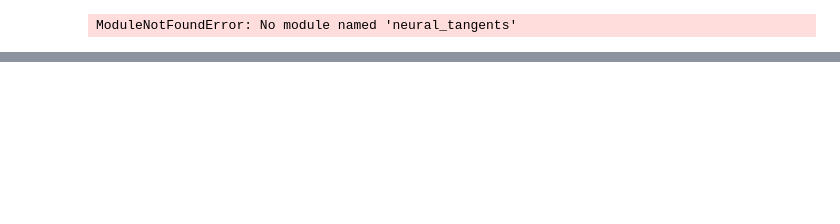
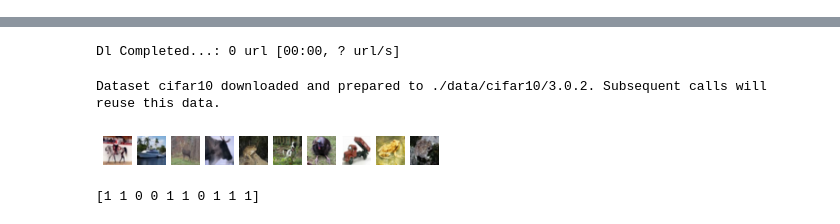
Before and after one commit to GilgameshxZero/adversarial-ntks, a Jupyter notebook: notebooks/image-tfm-batch.ipynb, the cells around one changed output, grey strips where cells are left out. Saved outputs shown, nothing was run; the diff lists cells and outputs as text; code cells hidden in the pictures; blank space fills up the shorter version.

```diff
--- a/notebooks/image-tfm-batch.ipynb
+++ b/notebooks/image-tfm-batch.ipynb
@@ -10,6 +10,7 @@ import tarfile
 import operator
 import math
 import requests
+import importlib
 
 import tqdm
 
@@ -30,16 +31,7 @@ jax.config.update("jax_enable_x64", True)
 import flax
 
 import neural_tangents as nt
-from neural_tangents import stax
 
-if '../vision_transformer' not in sys.path:
-  sys.path.append('../vision_transformer')
-from vit_jax import checkpoint
-from vit_jax import hyper
-from vit_jax import input_pipeline
-from vit_jax import logging
-from vit_jax import models
-from vit_jax import momentum_clip
-from vit_jax import train
+import vit_jax
+
+import adversarial_ntks as atk
-# %% [output]
-ModuleNotFoundError: No module named 'neural_tangents'
@@ -45,0 +40,9 @@ ModuleNotFoundError: No module named 'neural_tangents'
+# %%
+CIFAR10 = {
+    "train": atk.dataset.get_np_data(name="cifar10", split="train", binary_labels=True),
+    "test": atk.dataset.get_np_data(name="cifar10", split="test", binary_labels=True)
+}
+
+atk.dataset.plot_sample_data(CIFAR10["train"][0], 10, channels=3)
+print(CIFAR10["train"][1][:10])
+# %% [output]
@@ -45,0 +50,4 @@ ModuleNotFoundError: No module named 'neural_tangents'
+Dl Completed...: 0 url [00:00, ? url/s]
+Dataset cifar10 downloaded and prepared to ./data/cifar10/3.0.2. Subsequent calls will reuse this data.
+[figure, added]
+[1 1 0 0 1 1 0 1 1 1]
```
Also changed, not shown: parts of 2 cells of this notebook, 7 other files.
